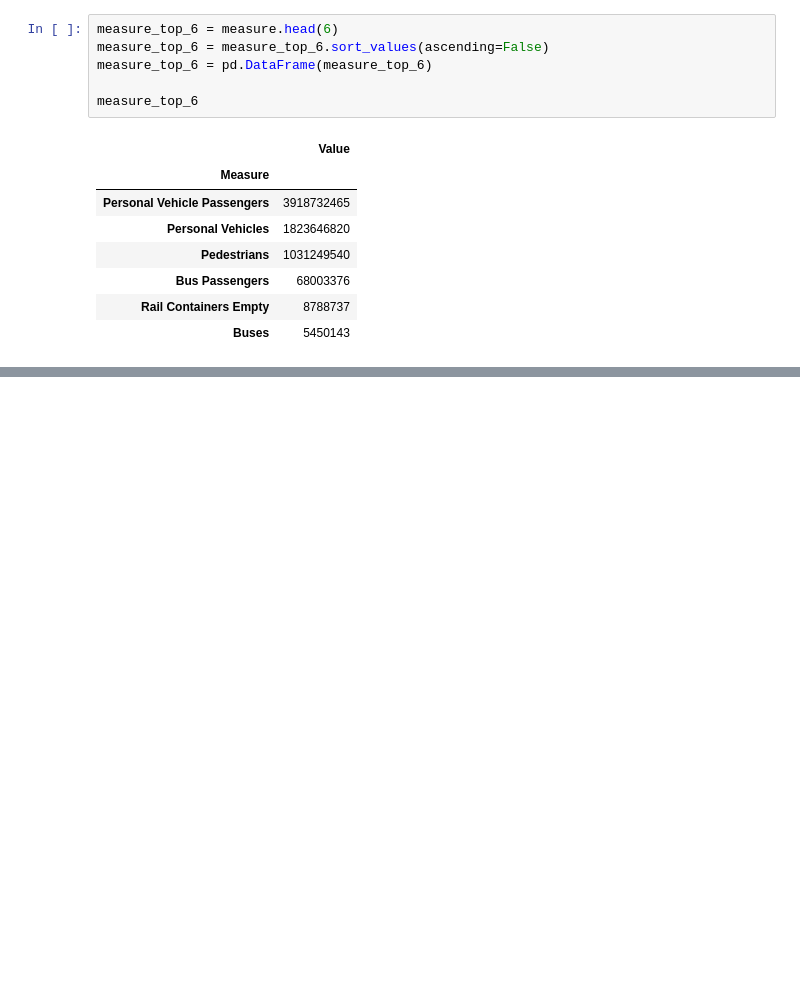
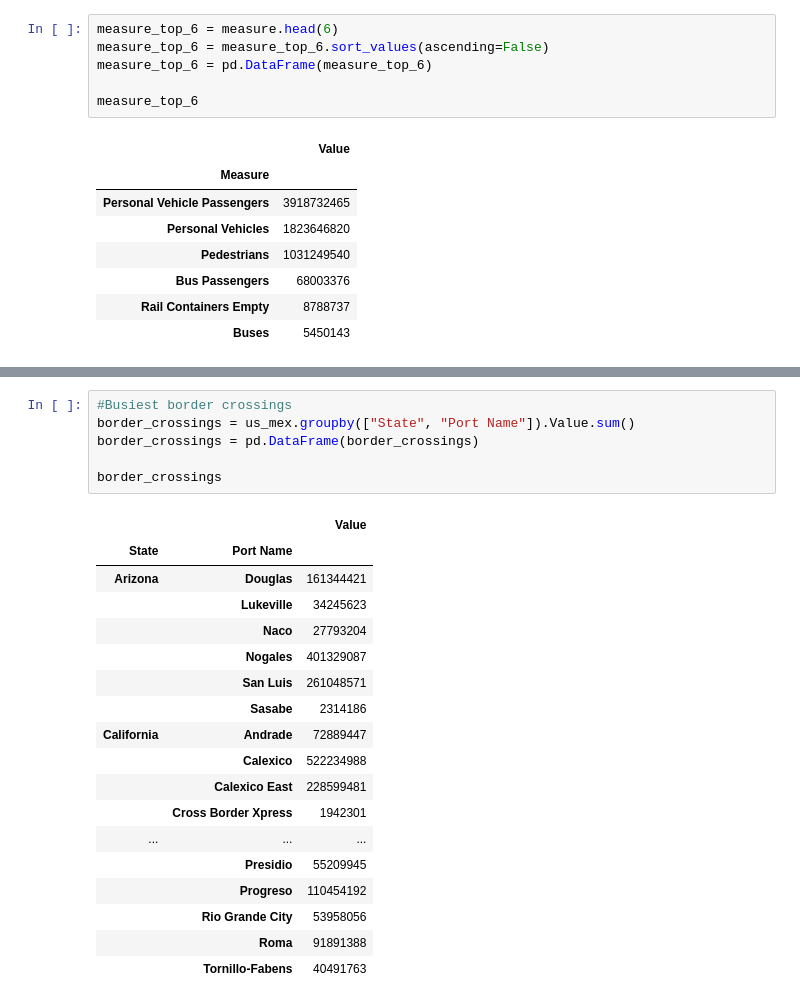
Before and after one commit to irwinmier96/Extra_Side_Projects, a Jupyter notebook: Border Crossings/us_mexico.ipynb, the cells around one changed output, grey strips where cells are left out. Cells and saved outputs as stored; diff of their text form; blank space fills up the shorter version.

```diff
--- a/Border Crossings/us_mexico.ipynb
+++ b/Border Crossings/us_mexico.ipynb
@@ -81,0 +83,25 @@ AttributeError: 'AxesSubplot' object has no attribute 'xticks'
+# %%
+#Busiest border crossings
+border_crossings = us_mex.groupby(["State", "Port Name"]).Value.sum()
+border_crossings = pd.DataFrame(border_crossings)
+
+border_crossings
+# %% [output]
+|  |  | Value |
+| State | Port Name |  |
+| Arizona | Douglas | 161344421 |
+|  | Lukeville | 34245623 |
+|  | Naco | 27793204 |
+|  | Nogales | 401329087 |
+|  | San Luis | 261048571 |
+|  | Sasabe | 2314186 |
+| California | Andrade | 72889447 |
+|  | Calexico | 522234988 |
+|  | Calexico East | 228599481 |
+|  | Cross Border Xpress | 1942301 |
+| ... | ... | ... |
+|  | Presidio | 55209945 |
+|  | Progreso | 110454192 |
+|  | Rio Grande City | 53958056 |
+|  | Roma | 91891388 |
+|  | Tornillo-Fabens | 40491763 |
```
Also changed, not shown: parts of 2 cells of this notebook.
